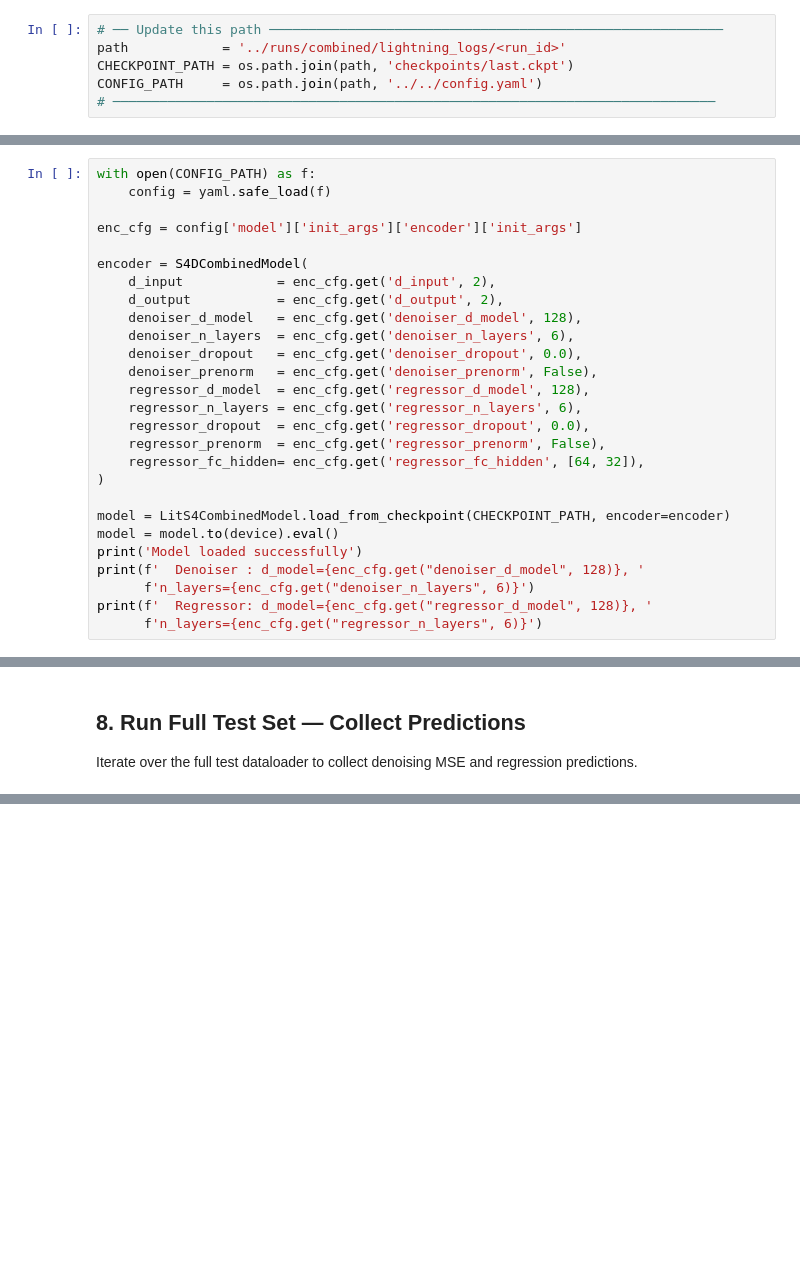
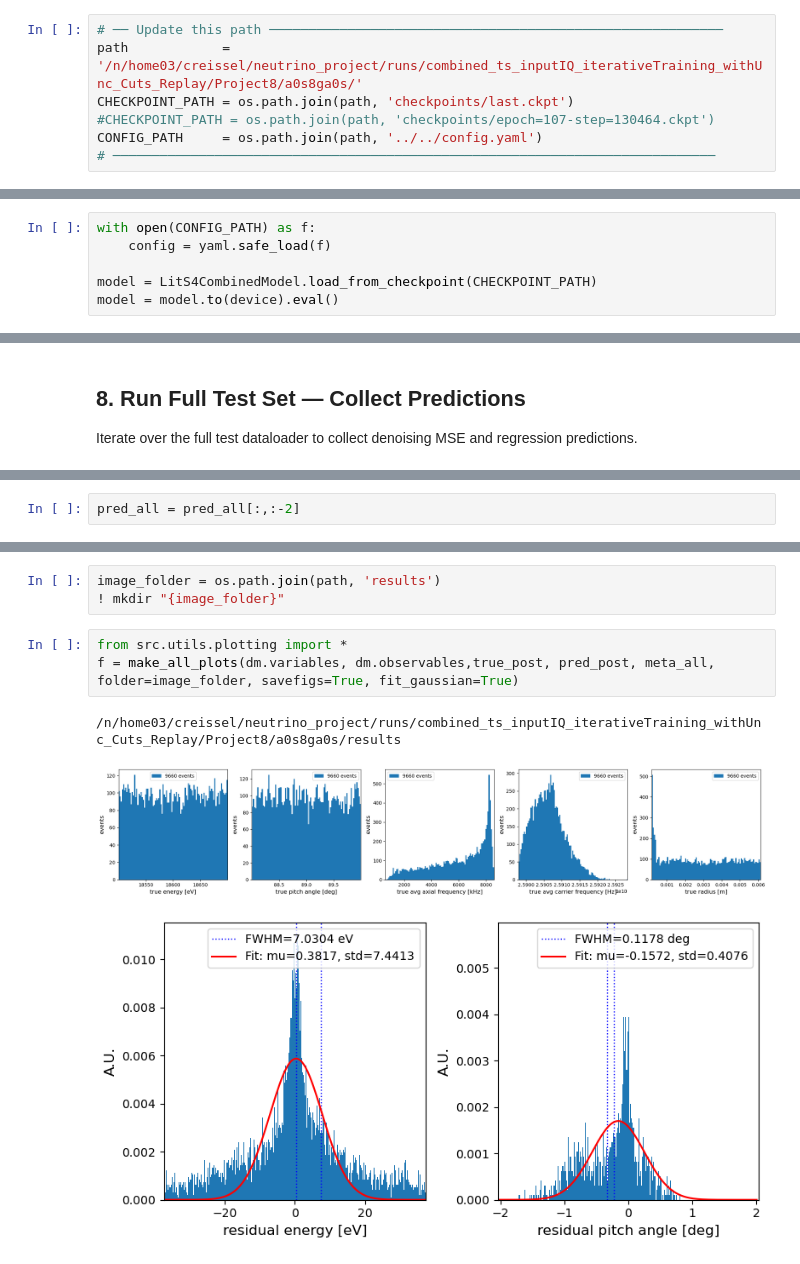
Before and after one commit to chreissel/neutrino_project, a Jupyter notebook: notebooks/eval_combined.ipynb, the cells around one changed output, grey strips where cells are left out. Cells and saved outputs as stored; diff of their text form; blank space fills up the shorter version.

```diff
--- a/notebooks/eval_combined.ipynb
+++ b/notebooks/eval_combined.ipynb
@@ -33,8 +35,9 @@ print(f'Using device: {device}')
 Set the path to your checkpoint. The config is expected one level above the `lightning_logs/` directory (i.e. `../../config.yaml` relative to the run folder), matching the standard training layout.
 # %%
 # ── Update this path ──────────────────────────────────────────────────────────
-path            = '../runs/combined/lightning_logs/<run_id>'
+path            = '/n/home03/creissel/neutrino_project/runs/combined_ts_inputIQ_iterativeTraining_withUnc_Cuts_Replay/Project8/a0s8ga0s/'
 CHECKPOINT_PATH = os.path.join(path, 'checkpoints/last.ckpt')
+#CHECKPOINT_PATH = os.path.join(path, 'checkpoints/epoch=107-step=130464.ckpt')
 CONFIG_PATH     = os.path.join(path, '../../config.yaml')
 # ─────────────────────────────────────────────────────────────────────────────
 # %% [markdown]
@@ -52,26 +54,5 @@ print(f'Observables   : {dm.observables}')
 with open(CONFIG_PATH) as f:
     config = yaml.safe_load(f)
 
-enc_cfg = config['model']['init_args']['encoder']['init_args']
-
-encoder = S4DCombinedModel(
-    d_input            = enc_cfg.get('d_input', 2),
-    d_output           = enc_cfg.get('d_output', 2),
-    denoiser_d_model   = enc_cfg.get('denoiser_d_model', 128),
-    denoiser_n_layers  = enc_cfg.get('denoiser_n_layers', 6),
-    denoiser_dropout   = enc_cfg.get('denoiser_dropout', 0.0),
-    denoiser_prenorm   = enc_cfg.get('denoiser_prenorm', False),
-    regressor_d_model  = enc_cfg.get('regressor_d_model', 128),
-    regressor_n_layers = enc_cfg.get('regressor_n_layers', 6),
-    regressor_dropout  = enc_cfg.get('regressor_dropout', 0.0),
-    regressor_prenorm  = enc_cfg.get('regressor_prenorm', False),
-    regressor_fc_hidden= enc_cfg.get('regressor_fc_hidden', [64, 32]),
-)
-
-model = LitS4CombinedModel.load_from_checkpoint(CHECKPOINT_PATH, encoder=encoder)
+model = LitS4CombinedModel.load_from_checkpoint(CHECKPOINT_PATH)
 model = model.to(device).eval()
-print('Model loaded successfully')
-print(f'  Denoiser : d_model={enc_cfg.get("denoiser_d_model", 128)}, '
-      f'n_layers={enc_cfg.get("denoiser_n_layers", 6)}')
-print(f'  Regressor: d_model={enc_cfg.get("regressor_d_model", 128)}, '
-      f'n_layers={enc_cfg.get("regressor_n_layers", 6)}')
@@ -354,0 +222,2 @@ plt.show()
+# %%
+pred_all = pred_all[:,:-2]
@@ -354,0 +237,10 @@ plt.show()
+# %%
+image_folder = os.path.join(path, 'results')
+! mkdir "{image_folder}"
+# %%
+from src.utils.plotting import *
+f = make_all_plots(dm.variables, dm.observables,true_post, pred_post, meta_all, folder=image_folder, savefigs=True, fit_gaussian=True)
+# %% [output]
+/n/home03/creissel/neutrino_project/runs/combined_ts_inputIQ_iterativeTraining_withUnc_Cuts_Replay/Project8/a0s8ga0s/results
+[figure, added]
+[figure, added]
```
Also changed, not shown: parts of 26 cells of this notebook, 4 other files.
